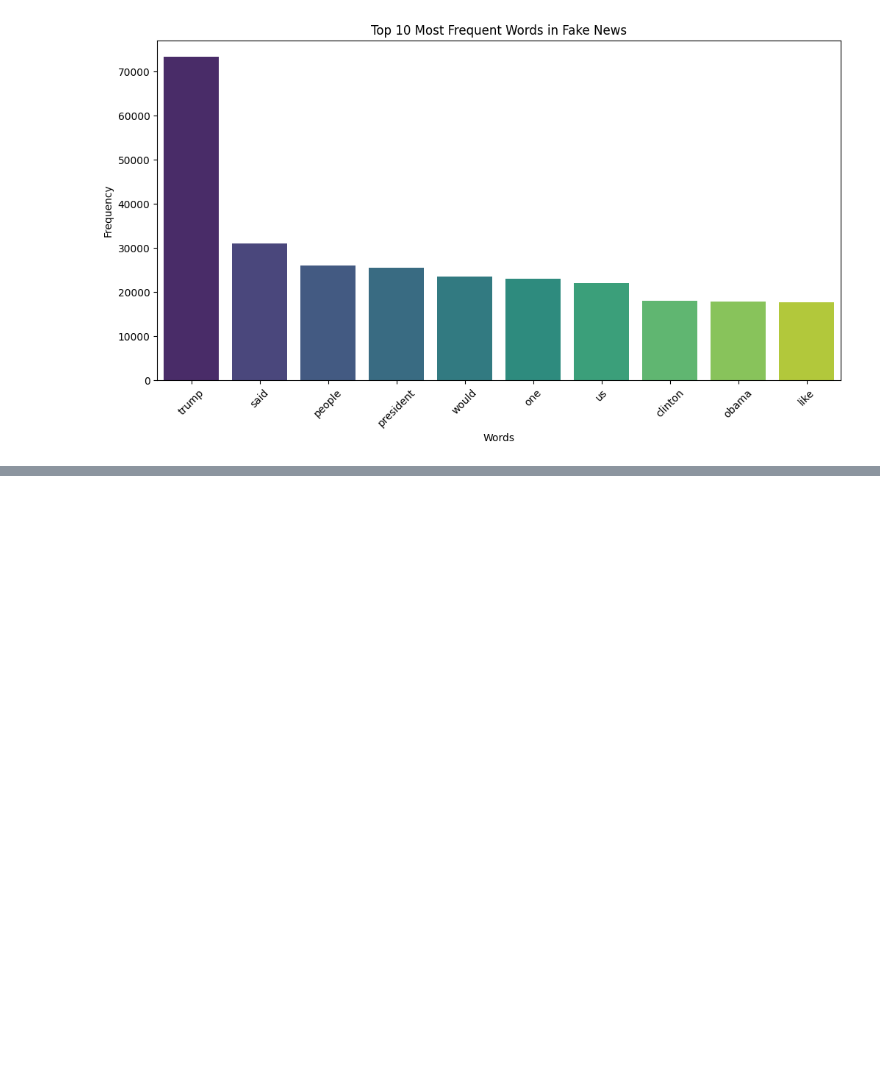
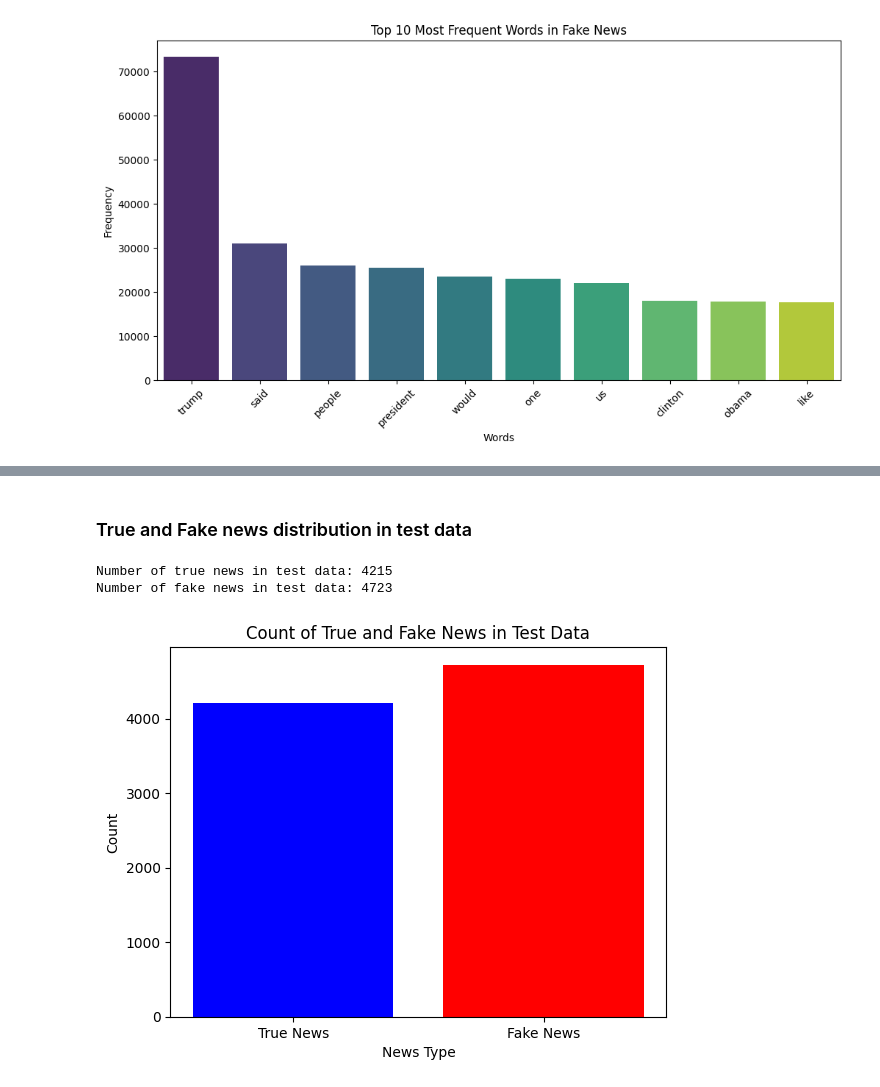
Before and after one commit to HuangT1ng/Fake-News-Prediction, a Jupyter notebook: Fake news predictor.ipynb, the cells around one changed output, grey strips where cells are left out. Drawn from its saved outputs; the diff is of its cells as text; code cells hidden in the pictures; blank space fills up the shorter version.

```diff
--- a/Fake news predictor.ipynb
+++ b/Fake news predictor.ipynb
@@ -253,0 +308,21 @@ Passing `palette` without assigning `hue` is deprecated and will be removed in v
+# %% [markdown]
+### True and Fake news distribution in test data
+# %%
+test_true_news = np.sum(test_data['label'] == 1)
+test_fake_news = np.sum(test_data['label'] == 0)
+print("Number of true news in test data:", test_true_news)
+print("Number of fake news in test data:", test_fake_news)
+
+# Create a bar chart
+labels = ['True News', 'Fake News']
+counts = [test_true_news, test_fake_news]
+
+plt.bar(labels, counts, color=['blue', 'red'])
+plt.xlabel('News Type')
+plt.ylabel('Count')
+plt.title('Count of True and Fake News in Test Data')
+plt.show()
+# %% [output]
+Number of true news in test data: 4215
+Number of fake news in test data: 4723
+[figure, added]
```
Also changed, not shown: parts of 8 cells of this notebook.
